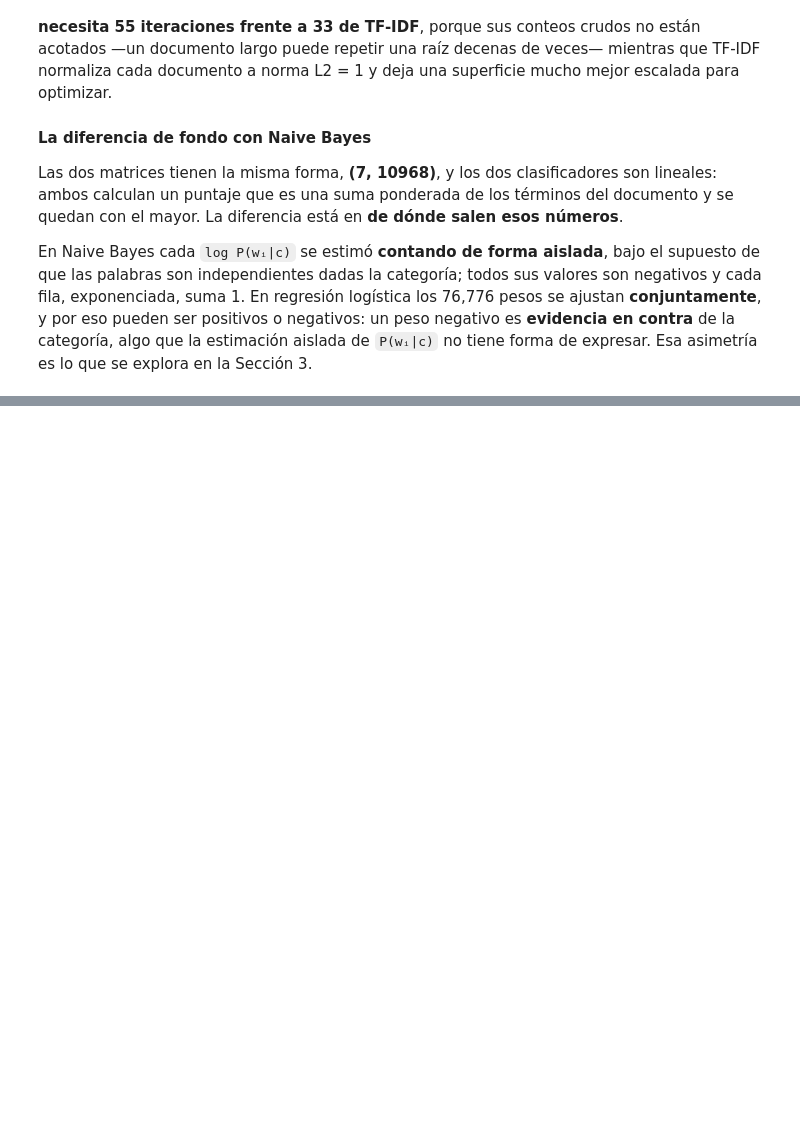
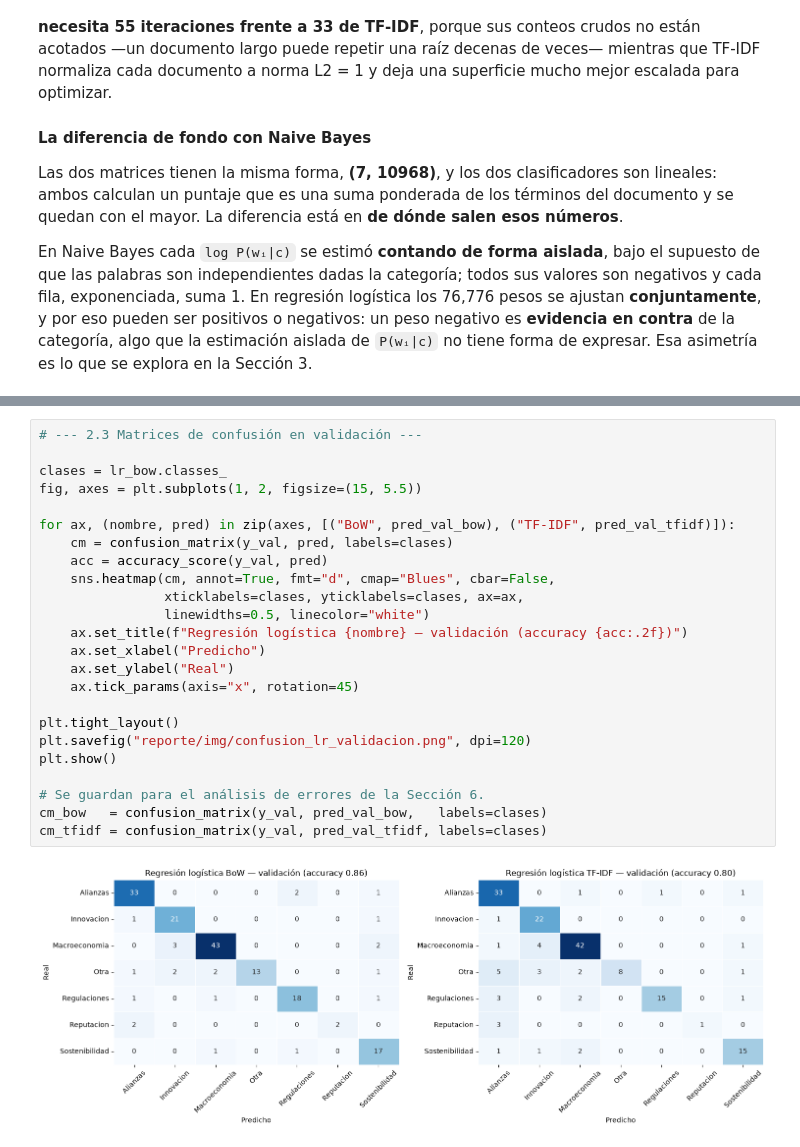
Before and after one commit to MrCifristo/NaturalLanguageProcessing, a Jupyter notebook: lab4-nlp/lab4.ipynb, the cells around one changed output, grey strips where cells are left out. Drawn from its saved outputs; the diff is of its cells as text; blank space fills up the shorter version.

```diff
--- a/lab4-nlp/lab4.ipynb
+++ b/lab4-nlp/lab4.ipynb
@@ -479,0 +576,26 @@ explora en la Sección 3.
+# %%
+# --- 2.3 Matrices de confusión en validación ---
+
+clases = lr_bow.classes_
+fig, axes = plt.subplots(1, 2, figsize=(15, 5.5))
+
+for ax, (nombre, pred) in zip(axes, [("BoW", pred_val_bow), ("TF-IDF", pred_val_tfidf)]):
+    cm = confusion_matrix(y_val, pred, labels=clases)
+    acc = accuracy_score(y_val, pred)
+    sns.heatmap(cm, annot=True, fmt="d", cmap="Blues", cbar=False,
+                xticklabels=clases, yticklabels=clases, ax=ax,
+                linewidths=0.5, linecolor="white")
+    ax.set_title(f"Regresión logística {nombre} — validación (accuracy {acc:.2f})")
+    ax.set_xlabel("Predicho")
+    ax.set_ylabel("Real")
+    ax.tick_params(axis="x", rotation=45)
+
+plt.tight_layout()
+plt.savefig("reporte/img/confusion_lr_validacion.png", dpi=120)
+plt.show()
+
+# Se guardan para el análisis de errores de la Sección 6.
+cm_bow   = confusion_matrix(y_val, pred_val_bow,   labels=clases)
+cm_tfidf = confusion_matrix(y_val, pred_val_tfidf, labels=clases)
+# %% [output]
+[figure, added]
```
Also changed, not shown: parts of 7 cells of this notebook, 2 other files.
